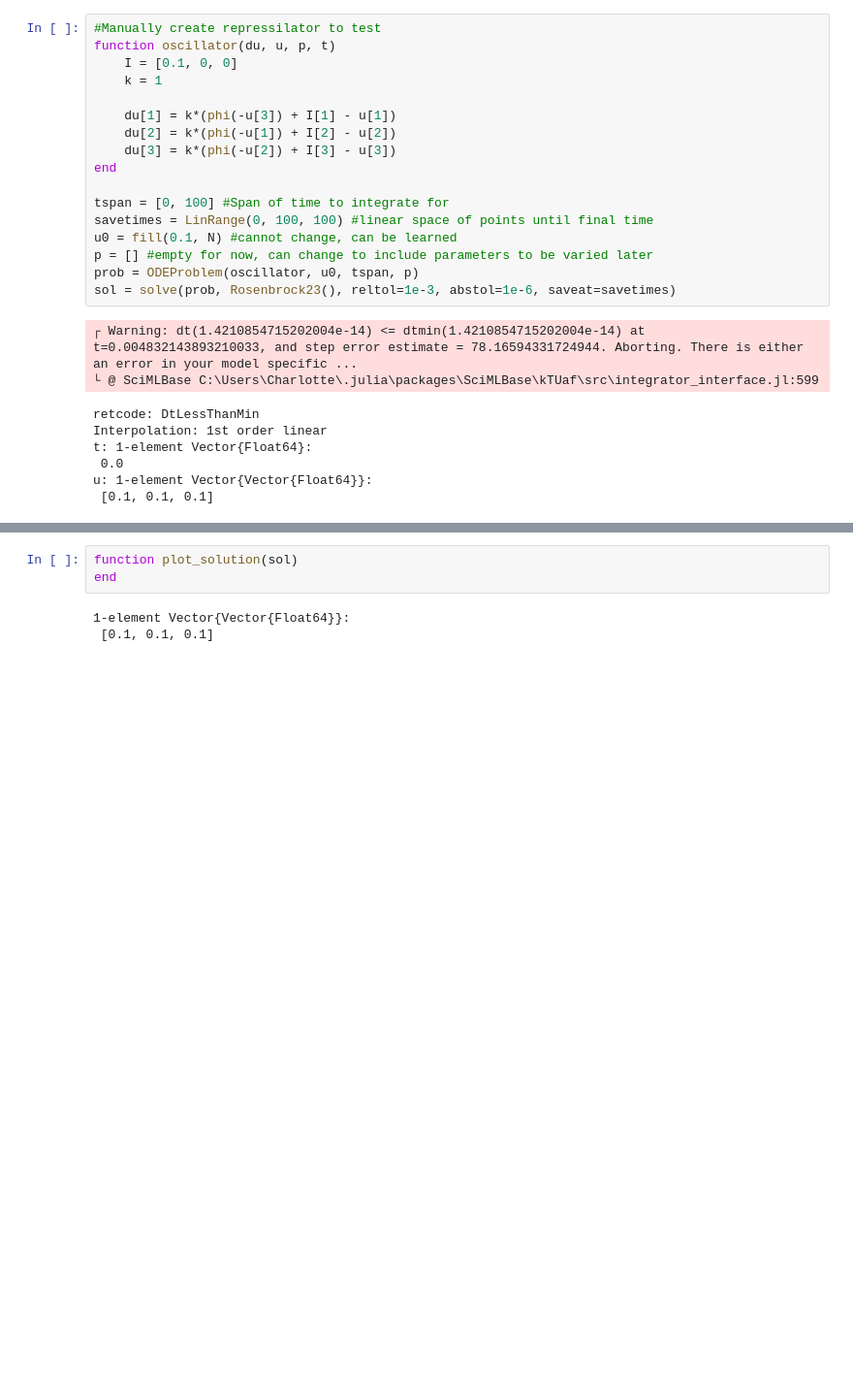
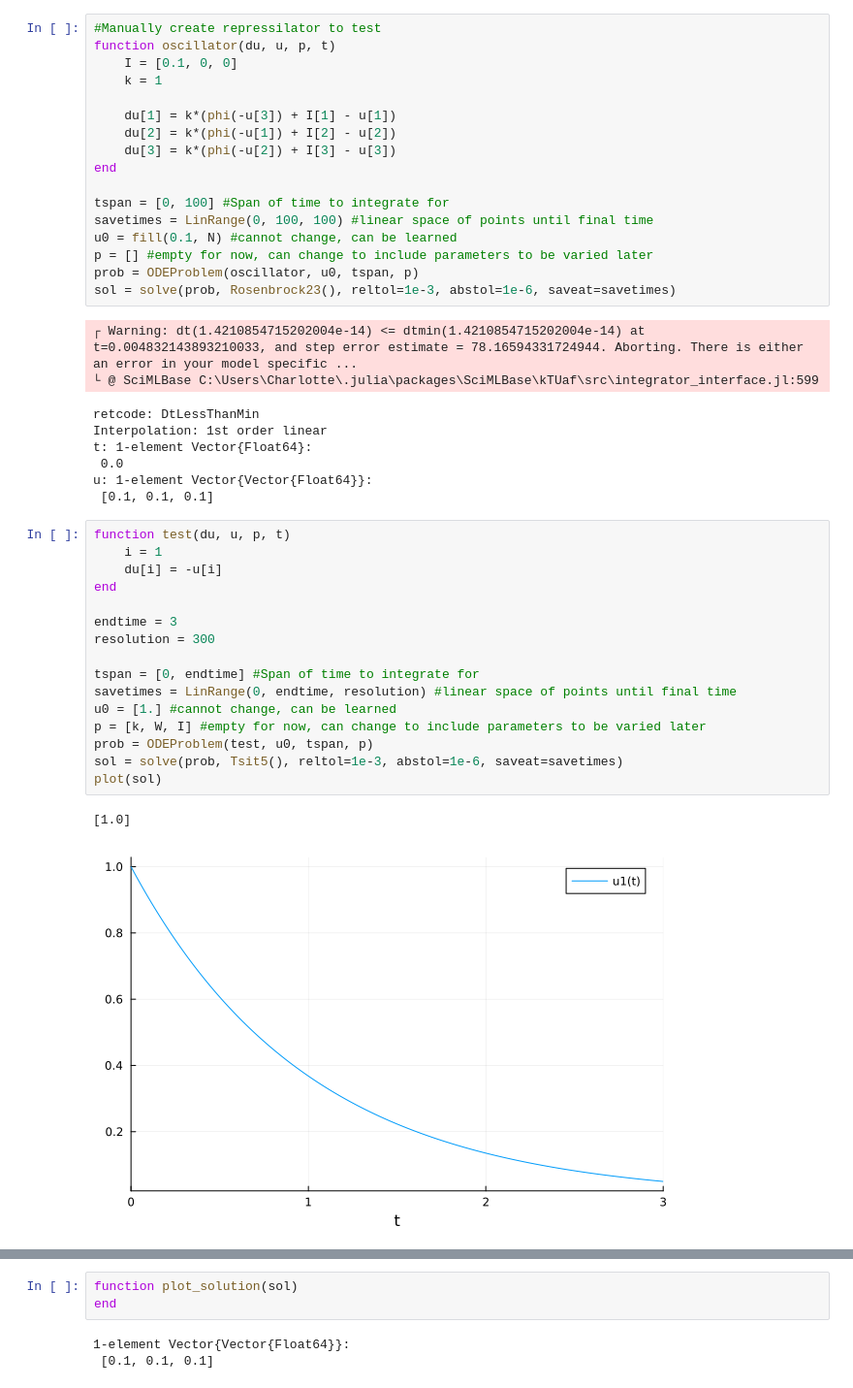
Before and after one commit to cjmerzbacher/sampling-networks, a Jupyter notebook: hiscock_model/hiscock_model.ipynb, the cells around one changed output, grey strips where cells are left out. Shown: that part at 97% size. Drawn from its saved outputs; the diff is of its cells as text; blank space fills up the shorter version.

Commit message:
testing to solve hiscock model inviability

```diff
--- a/hiscock_model/hiscock_model.ipynb
+++ b/hiscock_model/hiscock_model.ipynb
@@ -27,6 +27,25 @@ t: 1-element Vector{Float64}:
  0.0
 u: 1-element Vector{Vector{Float64}}:
  [0.1, 0.1, 0.1]
+# %%
+function test(du, u, p, t)
+    i = 1
+    du[i] = -u[i]
+end
+
+endtime = 3
+resolution = 300
+
+tspan = [0, endtime] #Span of time to integrate for
+savetimes = LinRange(0, endtime, resolution) #linear space of points until final time
+u0 = [1.] #cannot change, can be learned
+p = [k, W, I] #empty for now, can change to include parameters to be varied later
+prob = ODEProblem(test, u0, tspan, p)
+sol = solve(prob, Tsit5(), reltol=1e-3, abstol=1e-6, saveat=savetimes)
+plot(sol)
+# %% [output]
+[1.0]
+[figure, added]
 # %%
 #Manually specify an oscillator (repressilator from Alon et al)
 N = 3
```
Also changed, not shown: parts of 2 cells of this notebook.
